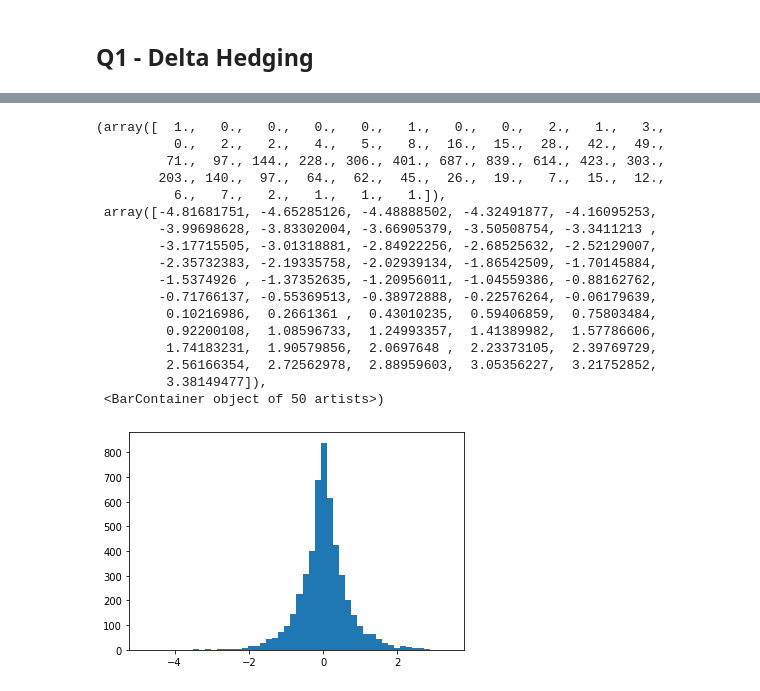
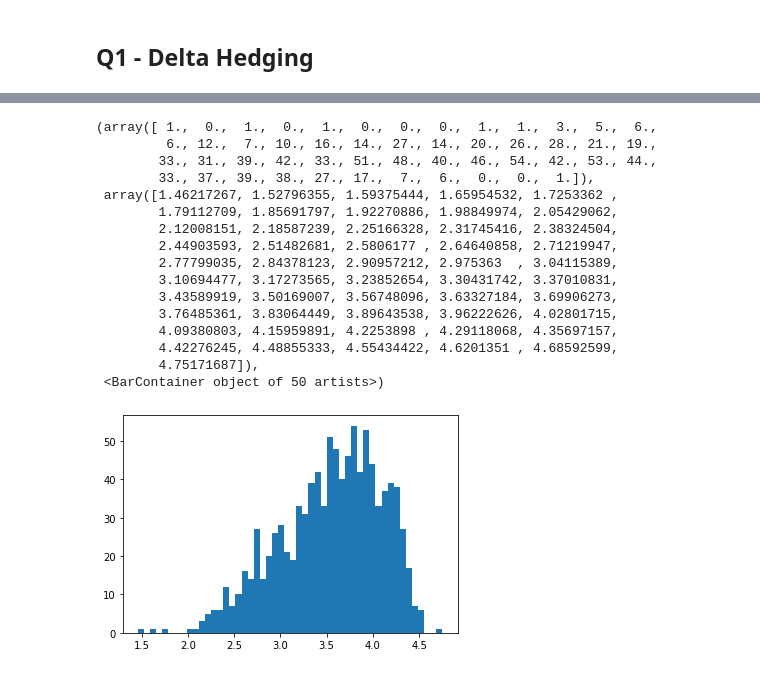
Before and after one commit to Jamjam1729/Masters_Coursework, a Jupyter notebook: FM06 Coursework.ipynb, the cells around one changed output, grey strips where cells are left out. Cells and saved outputs as stored; diff of their text form; code cells hidden in the pictures.

```diff
--- a/FM06 Coursework.ipynb
+++ b/FM06 Coursework.ipynb
@@ -98,21 +261,23 @@ assert_almost_equal(price_test, black_scholes_call_price(S0, 0, K, 0.3, r, sigma
+# %%
+Q2 = Hedger(S0, K, T, r, mu, 1_000, 1_000, simulation_end_time = T/2, constant_vol_assumption = True)
+error_Q2, price_Q2 = Q2.simulate_delta_varying_vol()
 # %%
-plt.hist(error, bins = 50)
+plt.hist(error_Q2, bins = 50)
 # %% [output]
-(array([  1.,   0.,   0.,   0.,   0.,   1.,   0.,   0.,   2.,   1.,   3.,
-          0.,   2.,   2.,   4.,   5.,   8.,  16.,  15.,  28.,  42.,  49.,
-         71.,  97., 144., 228., 306., 401., 687., 839., 614., 423., 303.,
-        203., 140.,  97.,  64.,  62.,  45.,  26.,  19.,   7.,  15.,  12.,
-          6.,   7.,   2.,   1.,   1.,   1.]),
- array([-4.81681751, -4.65285126, -4.48888502, -4.32491877, -4.16095253,
-        -3.99698628, -3.83302004, -3.66905379, -3.50508754, -3.3411213 ,
-        -3.17715505, -3.01318881, -2.84922256, -2.68525632, -2.52129007,
-        -2.35732383, -2.19335758, -2.02939134, -1.86542509, -1.70145884,
-        -1.5374926 , -1.37352635, -1.20956011, -1.04559386, -0.88162762,
-        -0.71766137, -0.55369513, -0.38972888, -0.22576264, -0.06179639,
-         0.10216986,  0.2661361 ,  0.43010235,  0.59406859,  0.75803484,
-         0.92200108,  1.08596733,  1.24993357,  1.41389982,  1.57786606,
-         1.74183231,  1.90579856,  2.0697648 ,  2.23373105,  2.39769729,
-         2.56166354,  2.72562978,  2.88959603,  3.05356227,  3.21752852,
-         3.38149477]),
+(array([ 1.,  0.,  1.,  0.,  1.,  0.,  0.,  0.,  1.,  1.,  3.,  5.,  6.,
+         6., 12.,  7., 10., 16., 14., 27., 14., 20., 26., 28., 21., 19.,
+        33., 31., 39., 42., 33., 51., 48., 40., 46., 54., 42., 53., 44.,
+        33., 37., 39., 38., 27., 17.,  7.,  6.,  0.,  0.,  1.]),
+ array([1.46217267, 1.52796355, 1.59375444, 1.65954532, 1.7253362 ,
+        1.79112709, 1.85691797, 1.92270886, 1.98849974, 2.05429062,
+        2.12008151, 2.18587239, 2.25166328, 2.31745416, 2.38324504,
+        2.44903593, 2.51482681, 2.5806177 , 2.64640858, 2.71219947,
+        2.77799035, 2.84378123, 2.90957212, 2.975363  , 3.04115389,
+        3.10694477, 3.17273565, 3.23852654, 3.30431742, 3.37010831,
+        3.43589919, 3.50169007, 3.56748096, 3.63327184, 3.69906273,
+        3.76485361, 3.83064449, 3.89643538, 3.96222626, 4.02801715,
+        4.09380803, 4.15959891, 4.2253898 , 4.29118068, 4.35697157,
+        4.42276245, 4.48855333, 4.55434422, 4.6201351 , 4.68592599,
+        4.75171687]),
  <BarContainer object of 50 artists>)
-[figure, old version]
+[figure, new version]
```
Also changed, not shown: parts of 16 cells of this notebook.
